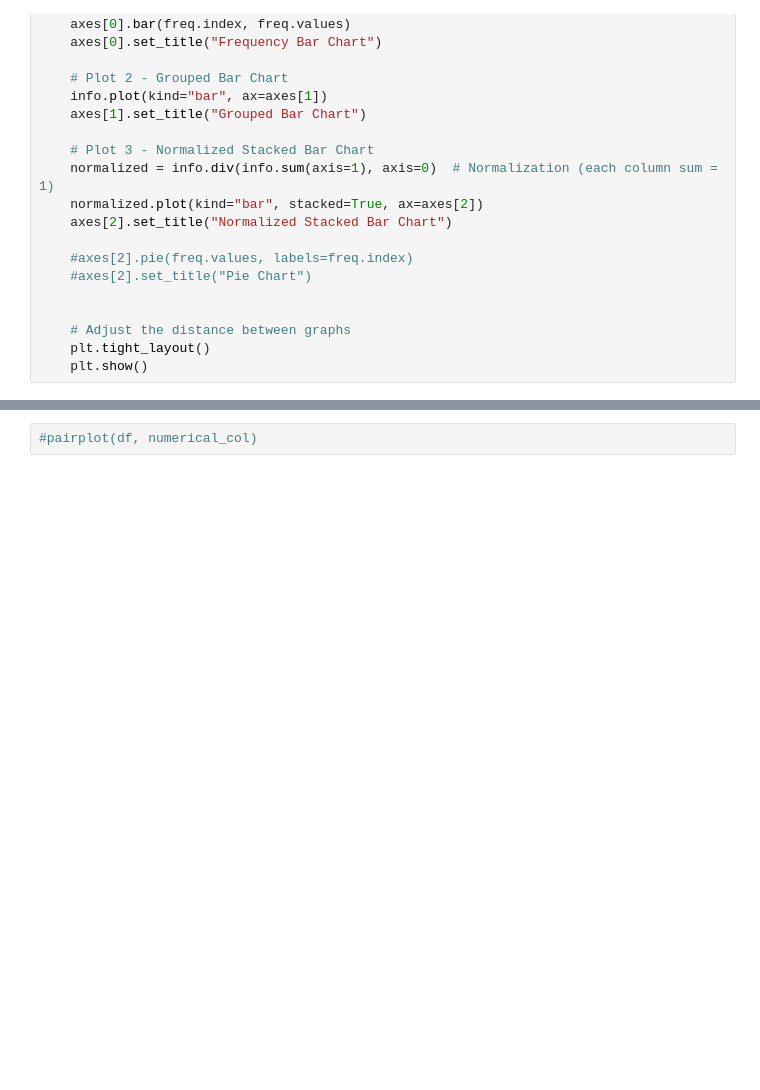
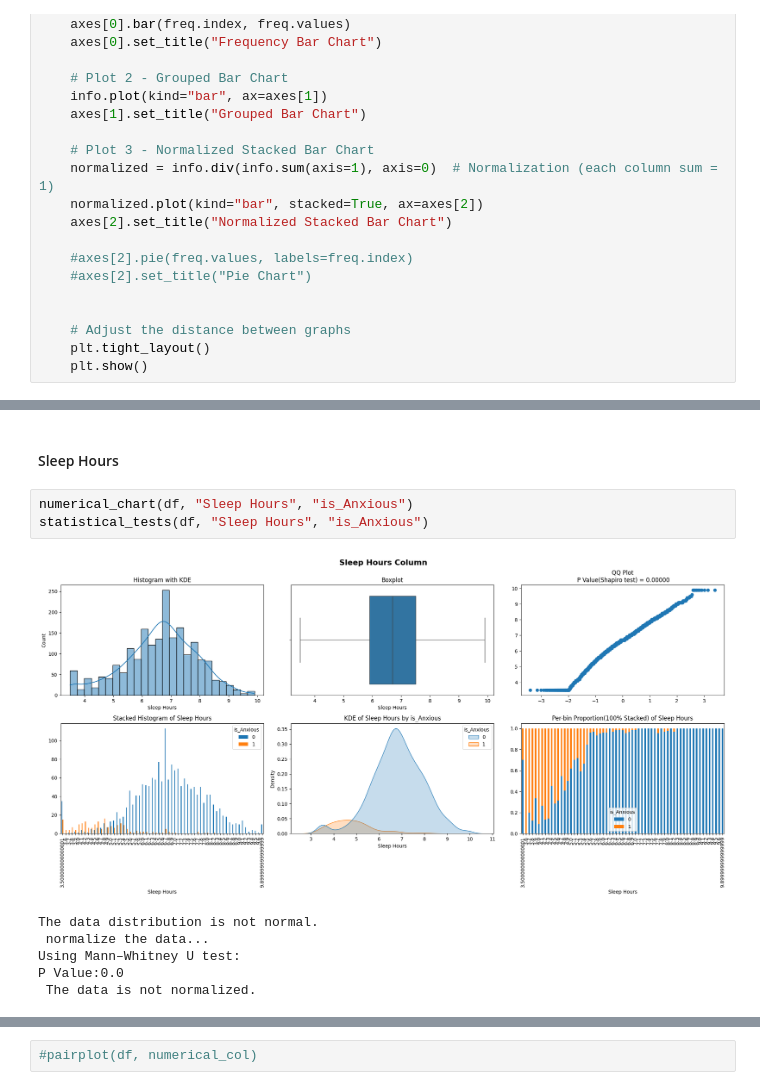
Before and after one commit to arwinnahidi156/mini_project_Social_Anxiety, a Jupyter notebook: Social_Anxiety.ipynb, the cells around one changed output, grey strips where cells are left out. Cells and saved outputs as stored; diff of their text form; blank space fills up the shorter version.

```diff
--- a/Social_Anxiety.ipynb
+++ b/Social_Anxiety.ipynb
@@ -707,0 +592,12 @@ def pairplot(data, columns):
+# %% [markdown]
+#### Sleep Hours
+# %%
+numerical_chart(df, "Sleep Hours", "is_Anxious")
+statistical_tests(df, "Sleep Hours", "is_Anxious")
+# %% [output]
+[figure, added]
+The data distribution is not normal.
+ normalize the data...
+Using Mann–Whitney U test:
+P Value:0.0
+ The data is not normalized.
```
Also changed, not shown: parts of 98 cells of this notebook.
